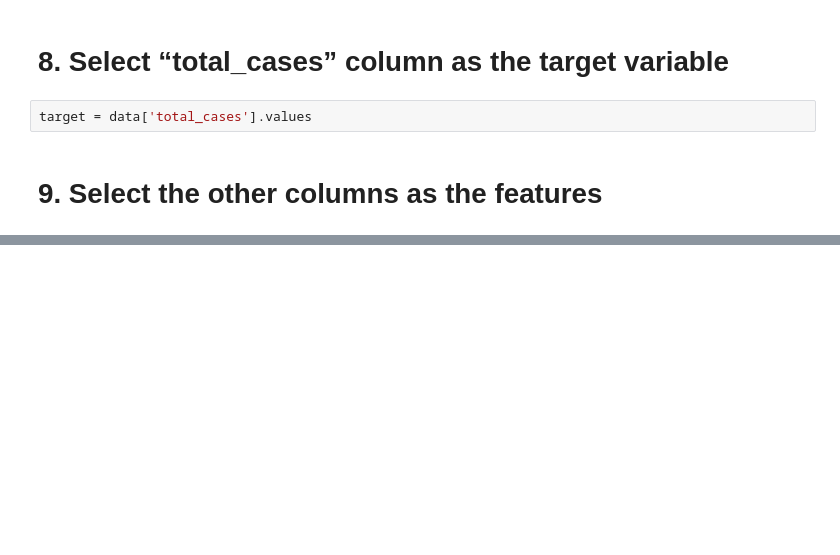
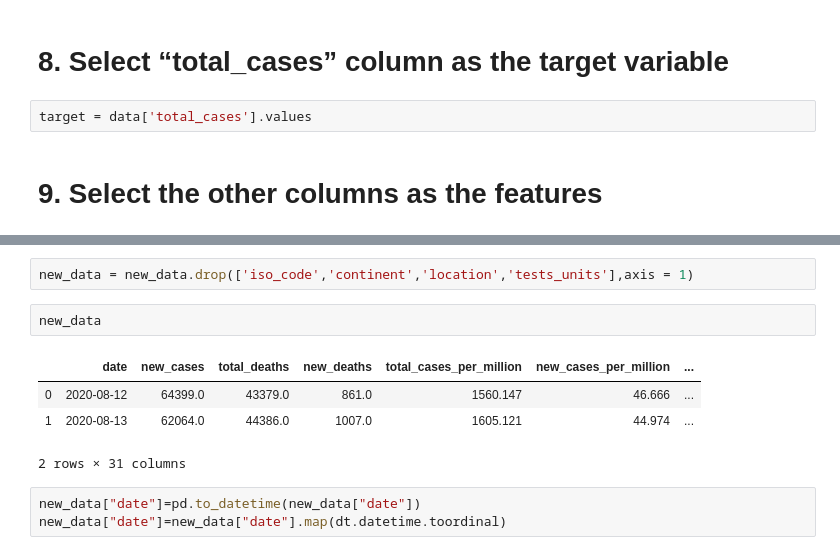
Before and after one commit to Abishek15592/COVID_Project, a Jupyter notebook: COVID Project.ipynb, the cells around one changed output, grey strips where cells are left out. Saved outputs shown, nothing was run; the diff lists cells and outputs as text; blank space fills up the shorter version.

```diff
--- a/COVID Project.ipynb
+++ b/COVID Project.ipynb
@@ -462,0 +513,12 @@ target = data['total_cases'].values
+# %%
+new_data = new_data.drop(['iso_code','continent','location','tests_units'],axis = 1)
+# %%
+new_data
+# %% [output]
+|  | date | new_cases | total_deaths | new_deaths | total_cases_per_million | new_cases_per_million | ... |
+| 0 | 2020-08-12 | 64399.0 | 43379.0 | 861.0 | 1560.147 | 46.666 | ... |
+| 1 | 2020-08-13 | 62064.0 | 44386.0 | 1007.0 | 1605.121 | 44.974 | ... |
+2 rows × 31 columns
+# %%
+new_data["date"]=pd.to_datetime(new_data["date"])
+new_data["date"]=new_data["date"].map(dt.datetime.toordinal)
```
Also changed, not shown: parts of 22 cells of this notebook, 1 other file.
